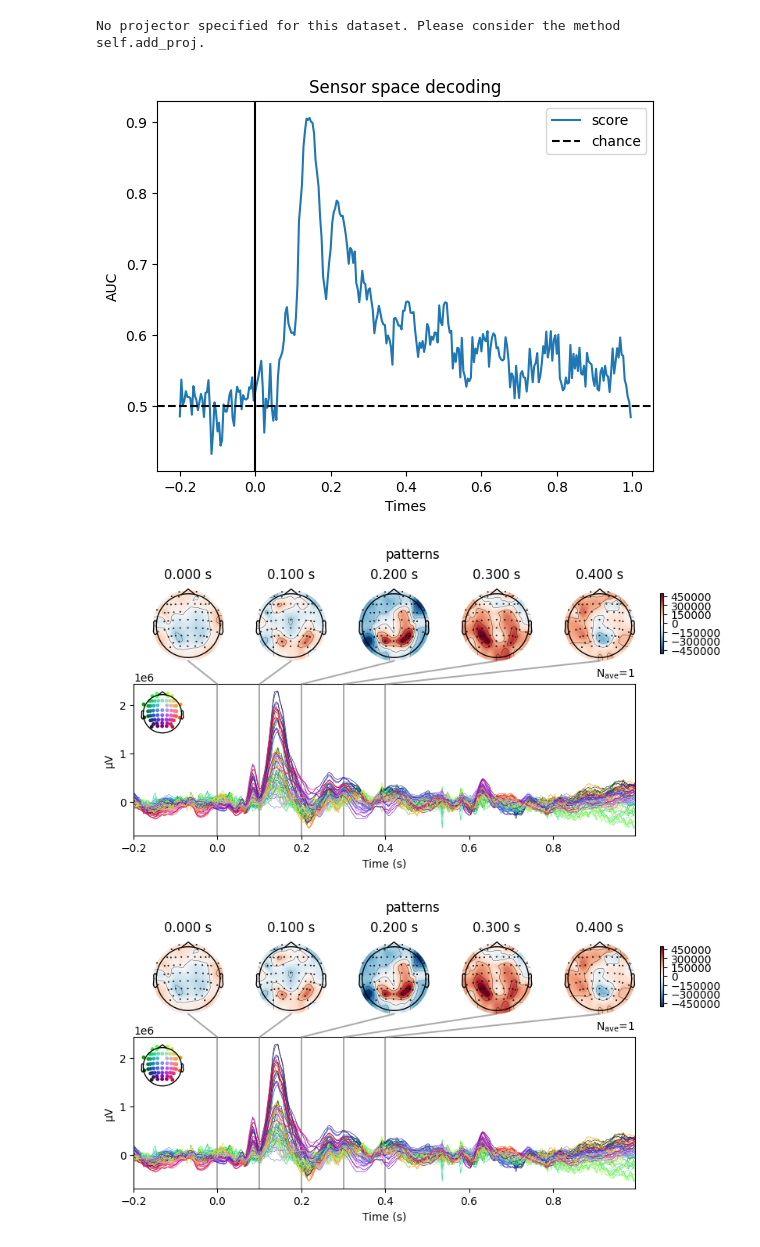
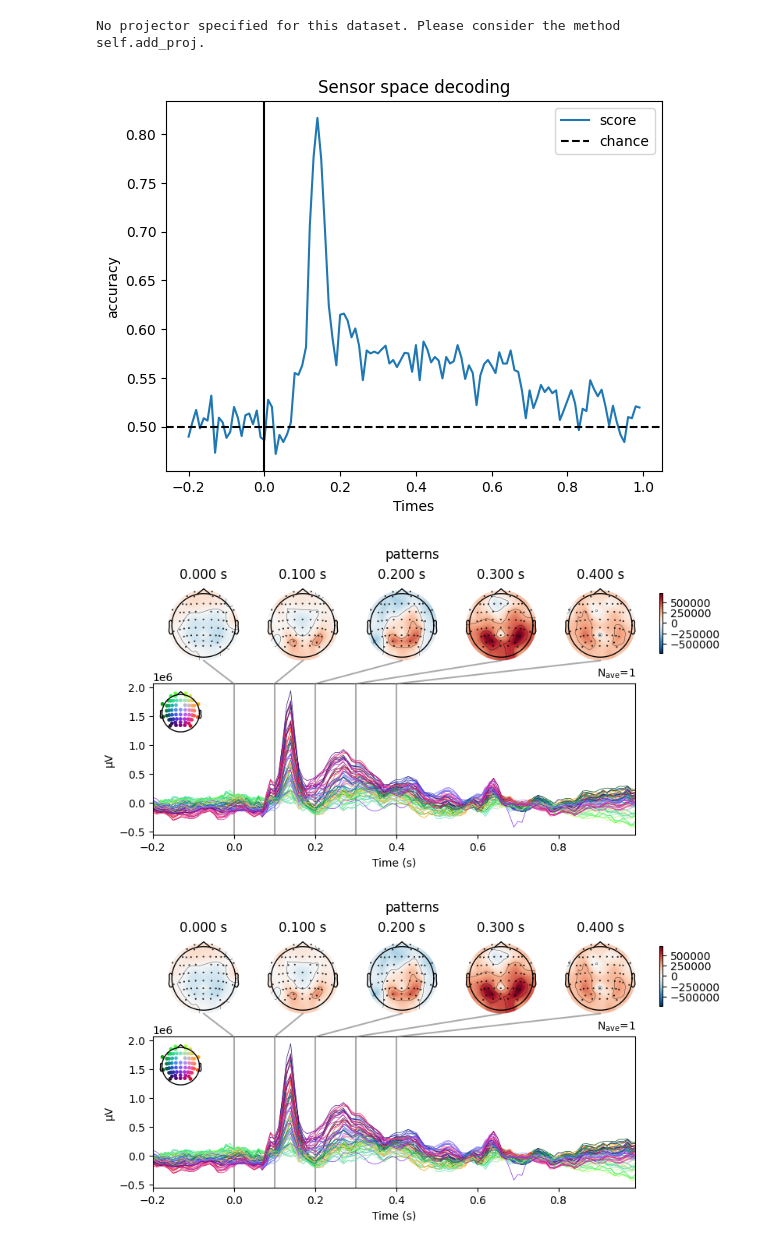
Before and after one commit to ben4dler/bachelor-thesis, a Jupyter notebook: notebooks/BunDLe-Net/notebooks/sliding_window_estimator.ipynb, the cells around one changed output. Cells and saved outputs as stored; diff of their text form; code cells hidden in the pictures.

Commit message:
Improved pipeline for SWE, added plots, removed unecessary scalers

```diff
--- a/notebooks/BunDLe-Net/notebooks/sliding_window_estimator.ipynb
+++ b/notebooks/BunDLe-Net/notebooks/sliding_window_estimator.ipynb
@@ -73,21 +220,18 @@ from mne.decoding import (
     get_coef,
     get_spatial_filter_from_estimator,
 )
-import mne
 import matplotlib.pyplot as plt
 
-labels_train, category_per_epoch= preprocessor.create_labels_for_epochs(epochs_train)
 
 # Uses all MEG sensors and time points as separate classification
 # features, so the resulting filters used are spatio-temporal
 clf = make_pipeline(
-    Scaler(epochs_train.info),
     Vectorizer(),
     # liblinear is faster than lbfgs
     LogisticRegression(solver="liblinear", random_state=31),
 )
 
-scores = cross_val_multiscore(clf, X_train, category_per_epoch, cv=5, n_jobs=None)
+scores = cross_val_multiscore(clf, X_train, y=category_per_epochs_all_subs, cv=5, n_jobs=None)
 
 # Mean scores across cross-validation splits
 score = np.mean(scores, axis=0)
@@ -97,21 +241,21 @@ csp = CSP(n_components=3, norm_trace=False)
 clf_csp = make_pipeline(
     csp, LinearModel(LogisticRegression(solver="liblinear", random_state=37))
 )
-scores = cross_val_multiscore(clf_csp, X_train, category_per_epoch, cv=5, n_jobs=None)
+scores = cross_val_multiscore(clf_csp, X_train, category_per_epochs_all_subs, cv=5, n_jobs=None)
 print(f"CSP: {100 * scores.mean():0.1f}%")
 
-csp.fit(X_train, category_per_epoch)
+csp.fit(X_train, category_per_epochs_all_subs)
 spf = get_spatial_filter_from_estimator(csp, info=epochs_train.info)
 spf.plot_scree()
 spf.plot_patterns(components=[0, 1, 2])
 spf.plot_filters(components=[0, 1, 2], scalings=1e-9)
 
 clf = make_pipeline(
-    StandardScaler(), LogisticRegression(solver="liblinear", random_state=41)
+    LogisticRegression(solver="liblinear", random_state=41)
 )
-time_decod = SlidingEstimator(clf, n_jobs=None, scoring="roc_auc", verbose=True)
+time_decod = SlidingEstimator(clf, n_jobs=None, scoring="accuracy", verbose=True)
 # here we use cv=3 just for speed
-scores = cross_val_multiscore(time_decod, X_train, category_per_epoch, cv=3, n_jobs=None)
+scores = cross_val_multiscore(time_decod, X_train, category_per_epochs_all_subs, cv=3, n_jobs=None)
 
 # Mean scores across cross-validation splits
 scores = np.mean(scores, axis=0)
@@ -121,17 +265,16 @@ fig, ax = plt.subplots()
 ax.plot(epochs_train.times, scores, label="score")
 ax.axhline(0.5, color="k", linestyle="--", label="chance")
 ax.set_xlabel("Times")
-ax.set_ylabel("AUC")  # Area Under the Curve
+ax.set_ylabel("accuracy")  # Area Under the Curve
 ax.legend()
 ax.axvline(0.0, color="k", linestyle="-")
 ax.set_title("Sensor space decoding")
 
 clf = make_pipeline(
-    StandardScaler(),
     LinearModel(LogisticRegression(solver="liblinear", random_state=43)),
 )
-time_decod = SlidingEstimator(clf, n_jobs=None, scoring="roc_auc", verbose=True)
-time_decod.fit(X_train, category_per_epoch)
+time_decod = SlidingEstimator(clf, n_jobs=None, scoring="accuracy", verbose=True)
+time_decod.fit(X_train, category_per_epochs_all_subs)
 
 coef = get_coef(time_decod, "patterns_", inverse_transform=True)
 evoked_time_gen = mne.EvokedArray(coef, epochs_train.info, tmin=epochs_train.times[0])
@@ -163,4 +306,4 @@ Done.
 No projector specified for this dataset. Please consider the method self.add_proj.
-[figure, old version]
+[figure, new version]
-[figure, old version]
+[figure, new version]
-[figure, old version]
+[figure, new version]
```
Also changed, not shown: parts of 5 cells of this notebook.
